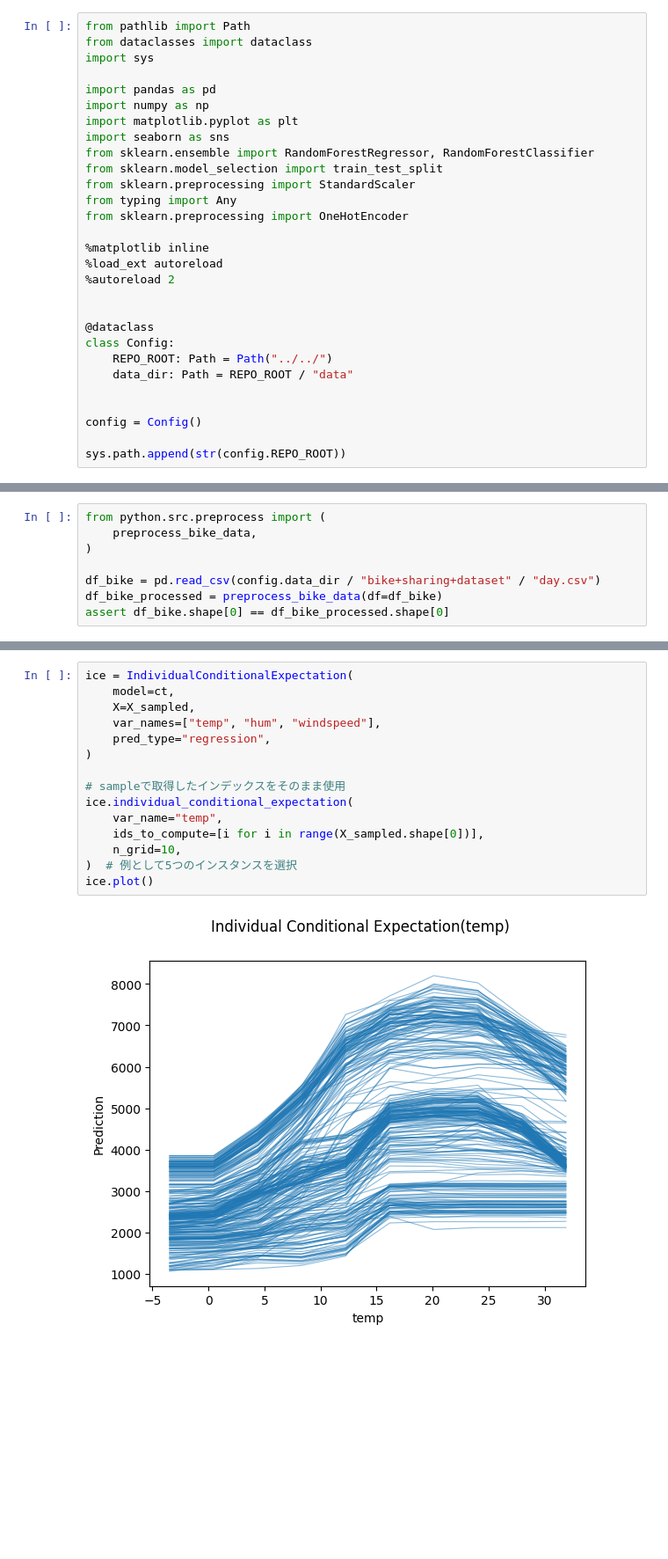
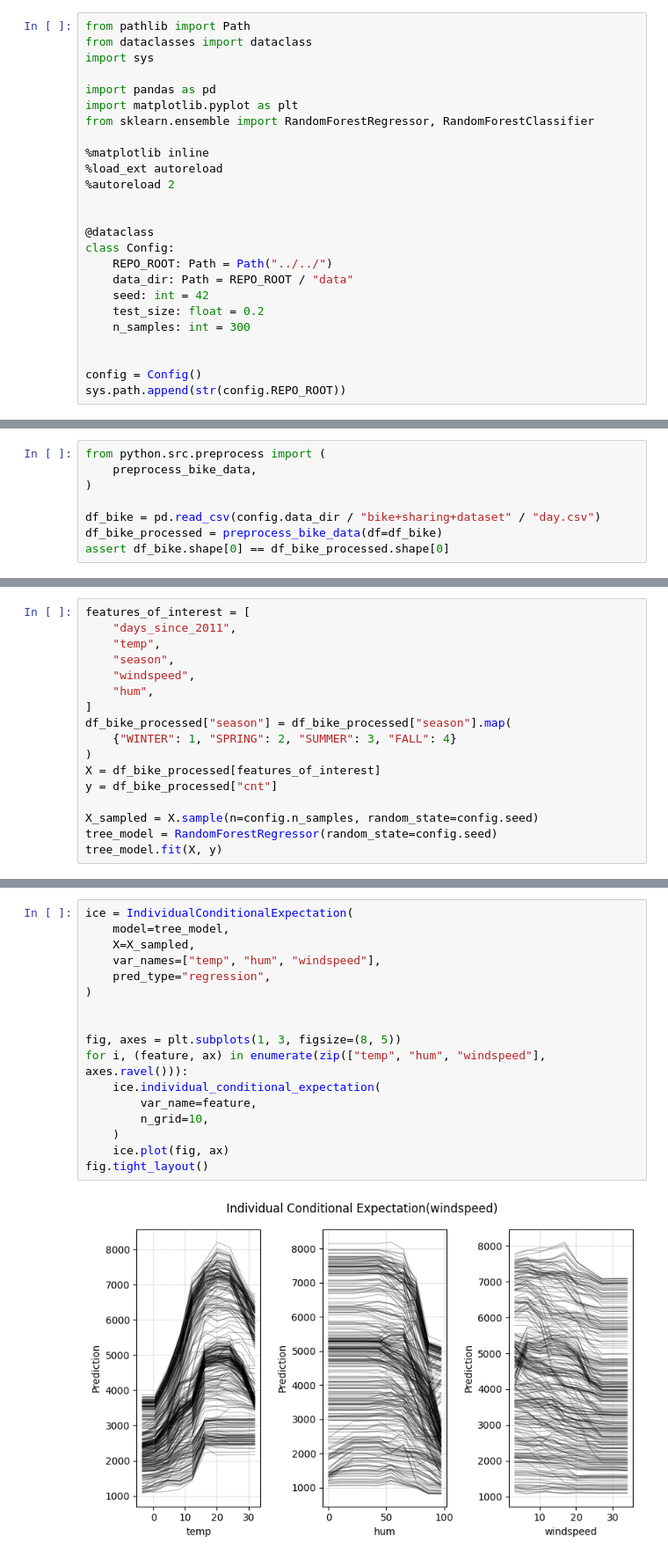
Before and after one commit to shimkoji/Interpretable-machine-learning-by-python, a Jupyter notebook: python/notebook/9.1 ICE.ipynb, the cells around one changed output, grey strips where cells are left out. Shown at 88% size. Drawn from its saved outputs; the diff is of its cells as text; blank space fills up the shorter version.

```diff
--- a/python/notebook/9.1 ICE.ipynb
+++ b/python/notebook/9.1 ICE.ipynb
@@ -4,14 +4,8 @@ from dataclasses import dataclass
 import sys
 
 import pandas as pd
-import numpy as np
 import matplotlib.pyplot as plt
-import seaborn as sns
 from sklearn.ensemble import RandomForestRegressor, RandomForestClassifier
-from sklearn.model_selection import train_test_split
-from sklearn.preprocessing import StandardScaler
-from typing import Any
-from sklearn.preprocessing import OneHotEncoder
 
 %matplotlib inline
 %load_ext autoreload
@@ -22,8 +16,10 @@ from sklearn.preprocessing import OneHotEncoder
 class Config:
     REPO_ROOT: Path = Path("../../")
     data_dir: Path = REPO_ROOT / "data"
+    seed: int = 42
+    test_size: float = 0.2
+    n_samples: int = 300
 
 
 config = Config()
-
 sys.path.append(str(config.REPO_ROOT))
@@ -114,0 +76,17 @@ RandomForestRegressor(random_state=42)
+# %%
+features_of_interest = [
+    "days_since_2011",
+    "temp",
+    "season",
+    "windspeed",
+    "hum",
+]
+df_bike_processed["season"] = df_bike_processed["season"].map(
+    {"WINTER": 1, "SPRING": 2, "SUMMER": 3, "FALL": 4}
+)
+X = df_bike_processed[features_of_interest]
+y = df_bike_processed["cnt"]
+
+X_sampled = X.sample(n=config.n_samples, random_state=config.seed)
+tree_model = RandomForestRegressor(random_state=config.seed)
+tree_model.fit(X, y)
@@ -115,17 +95,19 @@ RandomForestRegressor(random_state=42)
 # %%
 ice = IndividualConditionalExpectation(
-    model=ct,
+    model=tree_model,
     X=X_sampled,
     var_names=["temp", "hum", "windspeed"],
     pred_type="regression",
 )
 
-# sampleで取得したインデックスをそのまま使用
-ice.individual_conditional_expectation(
-    var_name="temp",
-    ids_to_compute=[i for i in range(X_sampled.shape[0])],
-    n_grid=10,
-)  # 例として5つのインスタンスを選択
-ice.plot()
+
+fig, axes = plt.subplots(1, 3, figsize=(8, 5))
+for i, (feature, ax) in enumerate(zip(["temp", "hum", "windspeed"], axes.ravel())):
+    ice.individual_conditional_expectation(
+        var_name=feature,
+        n_grid=10,
+    )
+    ice.plot(fig, ax)
+fig.tight_layout()
 # %% [output]
-[figure, old version]
+[figure, new version]
```
Also changed, not shown: parts of 14 cells of this notebook.
